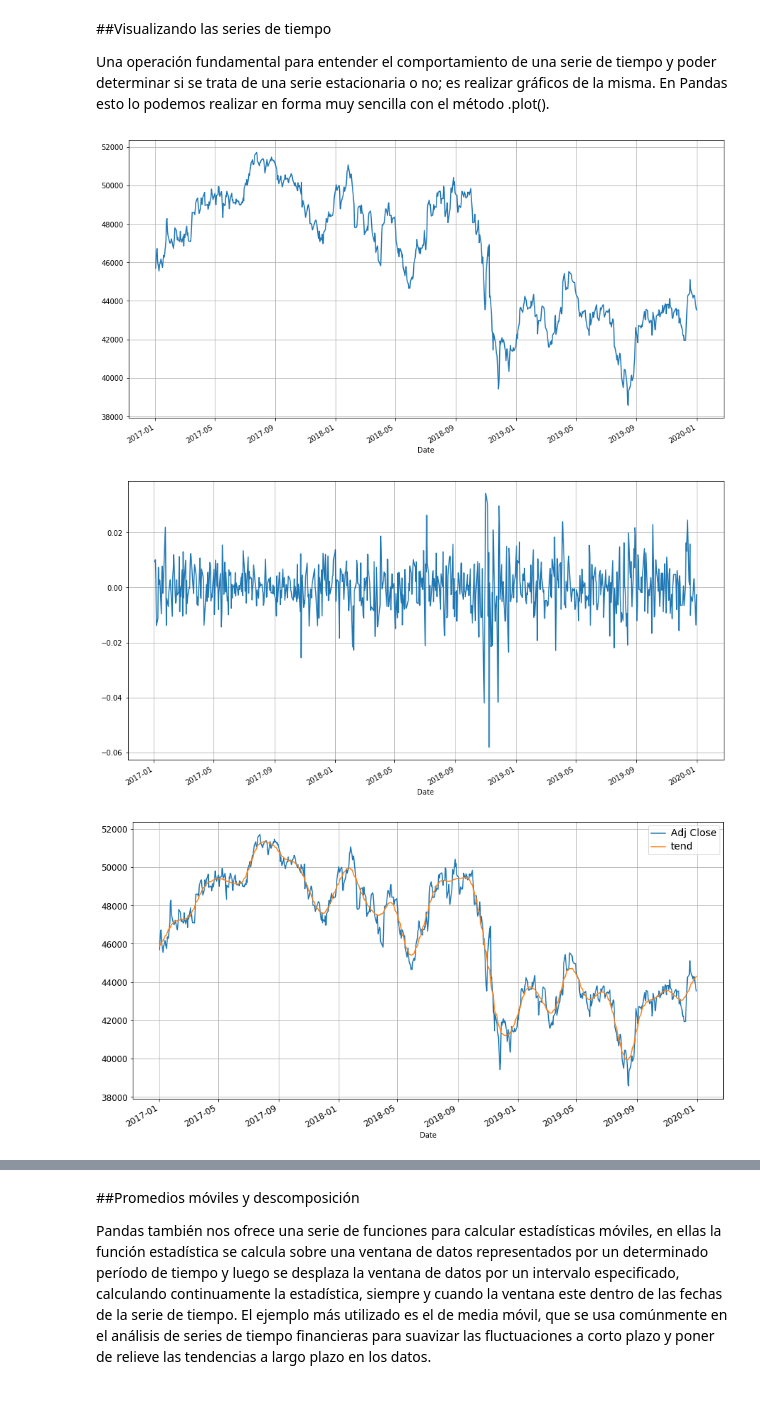
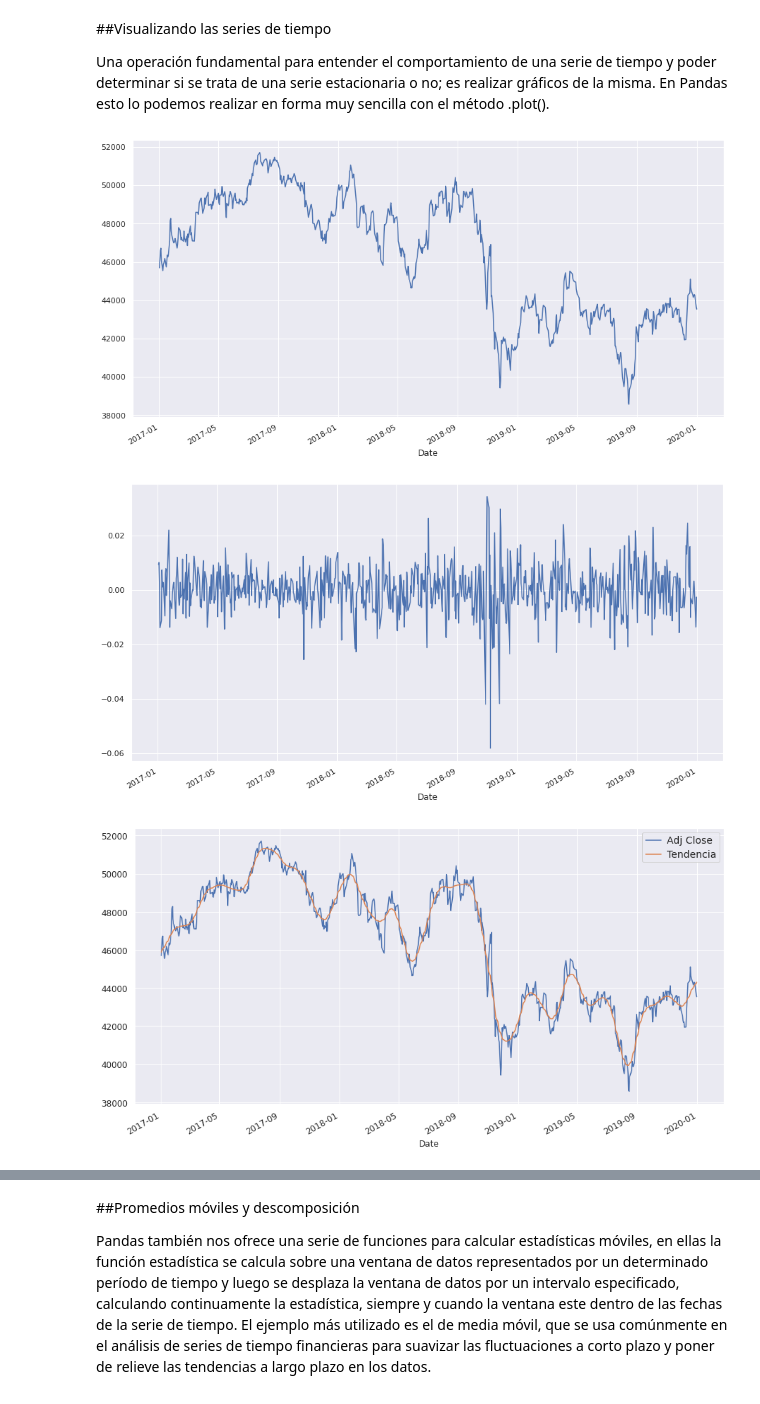
Before and after one commit to DonRoboto/Financial_Models, a Jupyter notebook: IPC_v1.ipynb, the cells around one changed output, grey strips where cells are left out. Saved outputs shown, nothing was run; the diff lists cells and outputs as text; code cells hidden in the pictures.

```diff
--- a/IPC_v1.ipynb
+++ b/IPC_v1.ipynb
@@ -246,17 +248,19 @@ Name: rend_diario, dtype: float64
 
 Una operación fundamental para entender el comportamiento de una serie de tiempo y poder determinar si se trata de una serie estacionaria o no; es realizar gráficos de la misma. En Pandas esto lo podemos realizar en forma muy sencilla con el método .plot().
 # %%
+sns.set()
+
 # graficando Adj Close
 plot = wft['Adj Close'].plot(figsize=(15, 8))
 plt.grid(True)
 # %% [output]
-[figure, old version]
+[figure, new version]
 # %%
 # graficando rendimiento diario
 plot = wft['var_diaria'].plot(figsize=(15, 8))
 plt.grid(True)
 # %% [output]
-[figure, old version]
+[figure, new version]
 # %%
 # Aplicando el filtro Hodrick-Prescott para separar en tendencia y
 # componente ciclico.
@@ -266,9 +270,9 @@ wft['ciclo'] = wft_ciclo
 # %%
 # graficando la variacion del precio real con la tendencia.
-wft[['Adj Close', 'tend']].plot(figsize=(15, 8), fontsize=12);
+wft[['Adj Close', 'Tendencia']].plot(figsize=(15, 8), fontsize=12);
 legend = plt.legend()
 legend.prop.set_size(14);
 plt.grid(True)
 # %% [output]
-[figure, old version]
+[figure, new version]
 # %%
```
Also changed, not shown: parts of 11 cells of this notebook.
